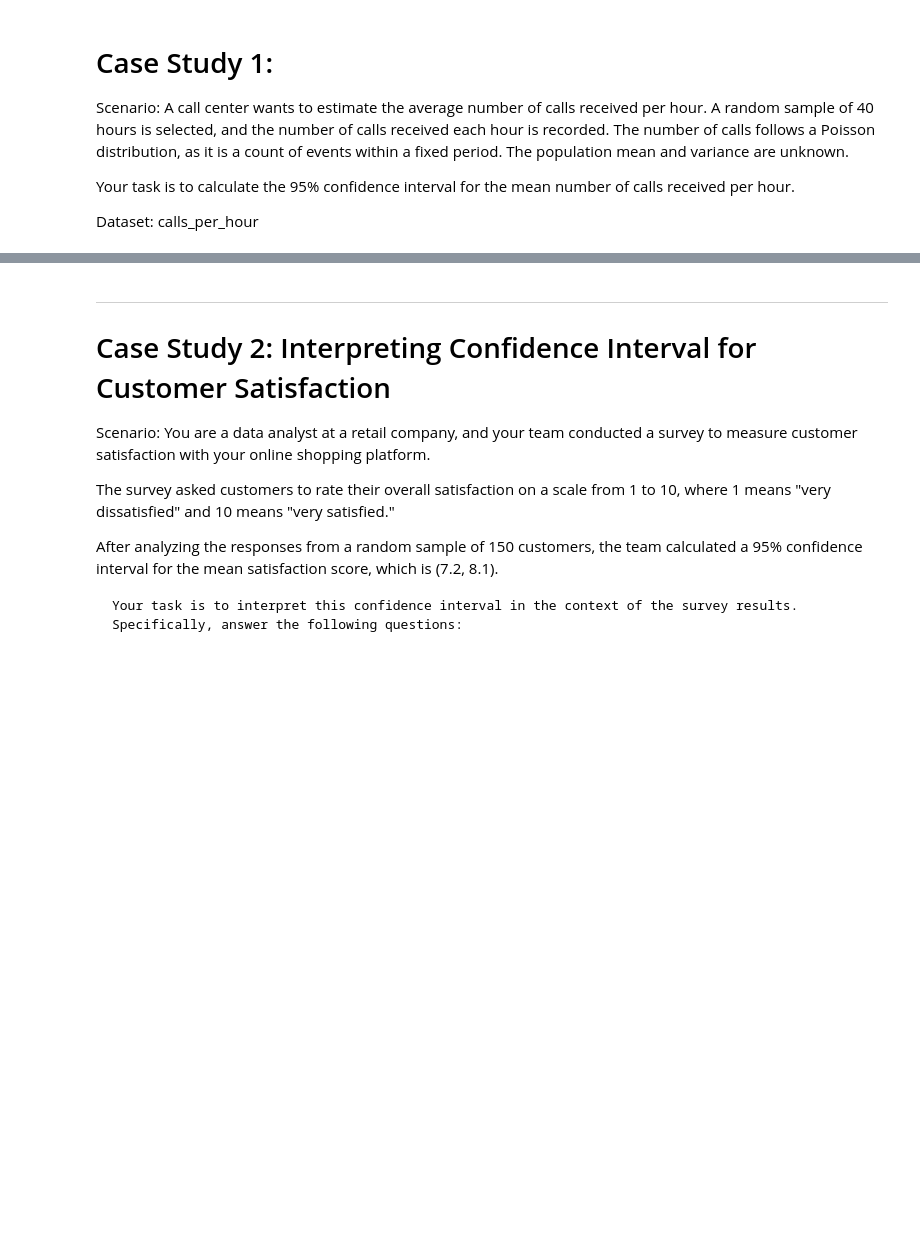
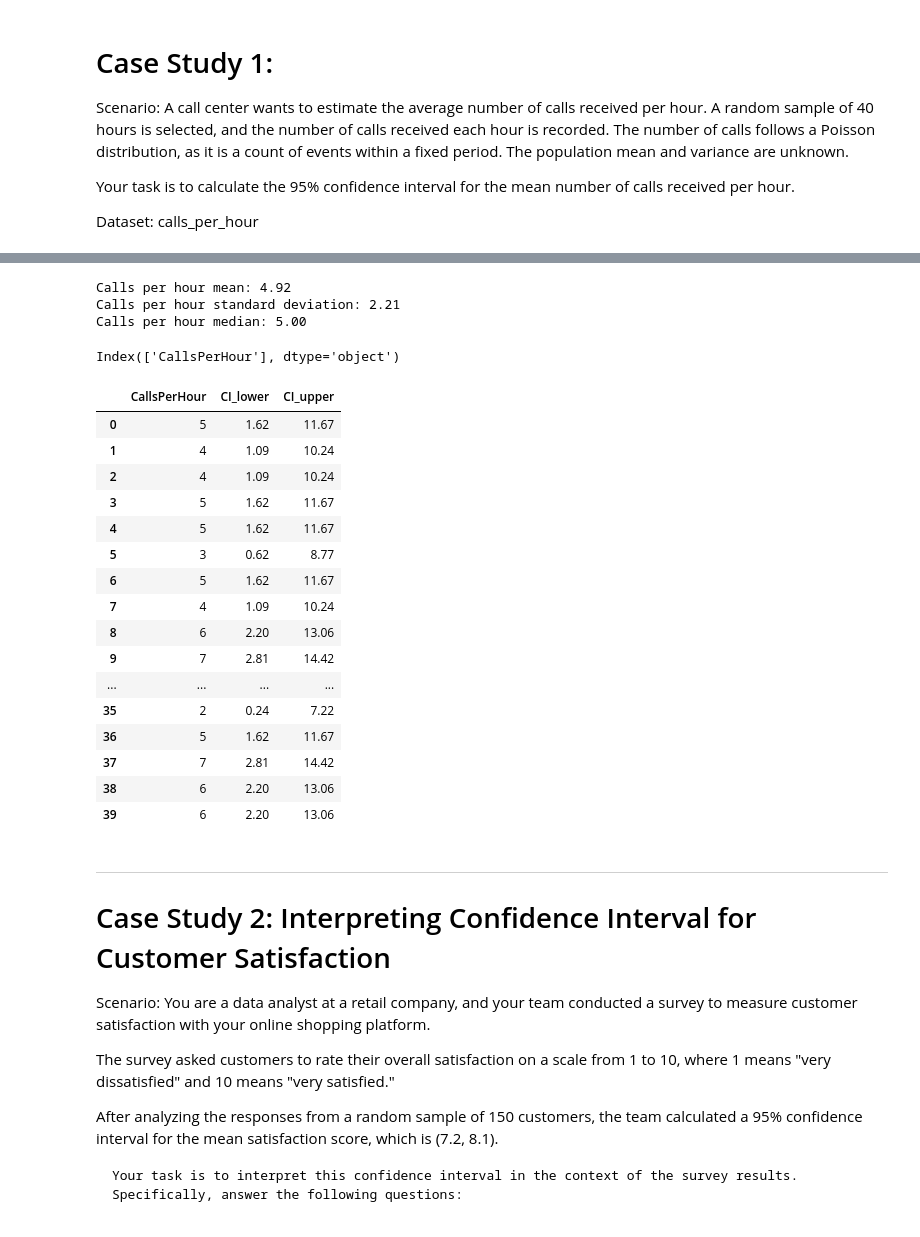
Before and after one commit to amandawang90-spec/neuefische-data-analysis-180825-advanced_analytics_module_and_projects, a Jupyter notebook: 02_confidence_intervals/exercise/Bonus_Exercises.ipynb, the cells around one changed output, grey strips where cells are left out. Drawn from its saved outputs; the diff is of its cells as text; code cells hidden in the pictures; blank space fills up the shorter version.

```diff
--- a/02_confidence_intervals/exercise/Bonus_Exercises.ipynb
+++ b/02_confidence_intervals/exercise/Bonus_Exercises.ipynb
@@ -30,3 +57,62 @@ Dataset: calls_per_hour
+# %%
+sample_mean = df['CallsPerHour'].mean()
+sample_std = df['CallsPerHour'].std()
+sample_median = df['CallsPerHour'].median()
+n = len(df)
+
+print(f"Calls per hour mean: {sample_mean:.2f}")
+print(f"Calls per hour standard deviation: {sample_std:.2f}")
+print(f"Calls per hour median: {sample_median:.2f}")
+# %% [output]
+Calls per hour mean: 4.92
+Calls per hour standard deviation: 2.21
+Calls per hour median: 5.00
+# %%
+import pandas as pd
+from scipy.stats import chi2
+
+# Load data
+df = pd.read_csv("data/calls_per_hour.csv")
+
+# Check column names
+print(df.columns)
+
+# Function to calculate exact Poisson 95% CI
+def poisson_ci(k, alpha=0.05):
+    lower = 0 if k == 0 else 0.5 * chi2.ppf(alpha/2, 2*k)
+    upper = 0.5 * chi2.ppf(1 - alpha/2, 2*(k+1))
+    return lower, upper
+
+# Apply function to the relevant column
+df['CI_lower'], df['CI_upper'] = zip(*df['CallsPerHour'].apply(poisson_ci))
+
+# Apply function and expand the results into two columns
+# df[['CI_lower', 'CI_upper']] = df['CallsPerHour'].apply(lambda k: pd.Series(poisson_ci(k)))
+
+# Round CI_lower and CI_upper to 2 decimal places
+df[['CI_lower', 'CI_upper']] = df[['CI_lower', 'CI_upper']].round(2)
+
+# Show results
+df
+# %% [output]
+Index(['CallsPerHour'], dtype='object')
+|  | CallsPerHour | CI_lower | CI_upper |
+| 0 | 5 | 1.62 | 11.67 |
+| 1 | 4 | 1.09 | 10.24 |
+| 2 | 4 | 1.09 | 10.24 |
+| 3 | 5 | 1.62 | 11.67 |
+| 4 | 5 | 1.62 | 11.67 |
+| 5 | 3 | 0.62 | 8.77 |
+| 6 | 5 | 1.62 | 11.67 |
+| 7 | 4 | 1.09 | 10.24 |
+| 8 | 6 | 2.20 | 13.06 |
+| 9 | 7 | 2.81 | 14.42 |
+| ... | ... | ... | ... |
+| 35 | 2 | 0.24 | 7.22 |
+| 36 | 5 | 1.62 | 11.67 |
+| 37 | 7 | 2.81 | 14.42 |
+| 38 | 6 | 2.20 | 13.06 |
+| 39 | 6 | 2.20 | 13.06 |
 # %% [markdown]
 ---
 
```
Also changed, not shown: parts of 15 cells of this notebook, 4 other files.
